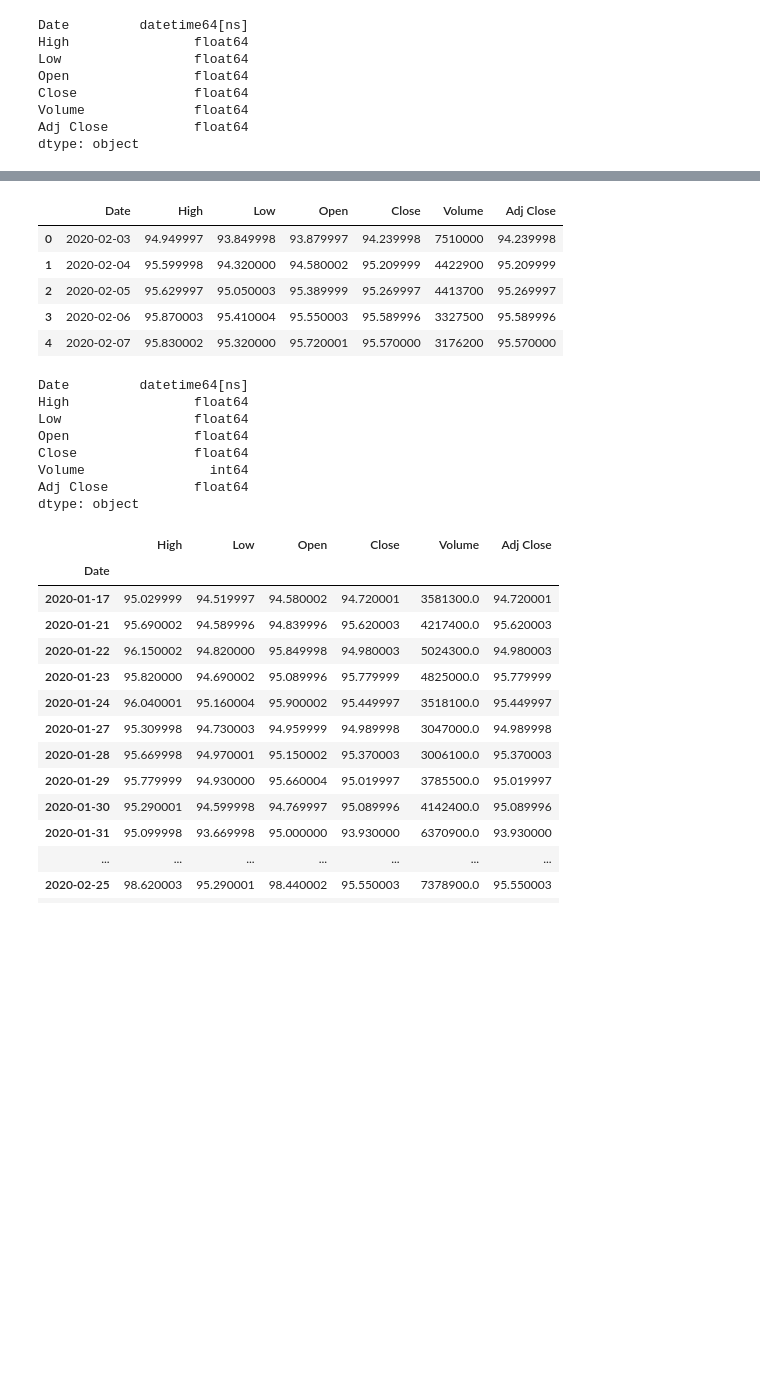
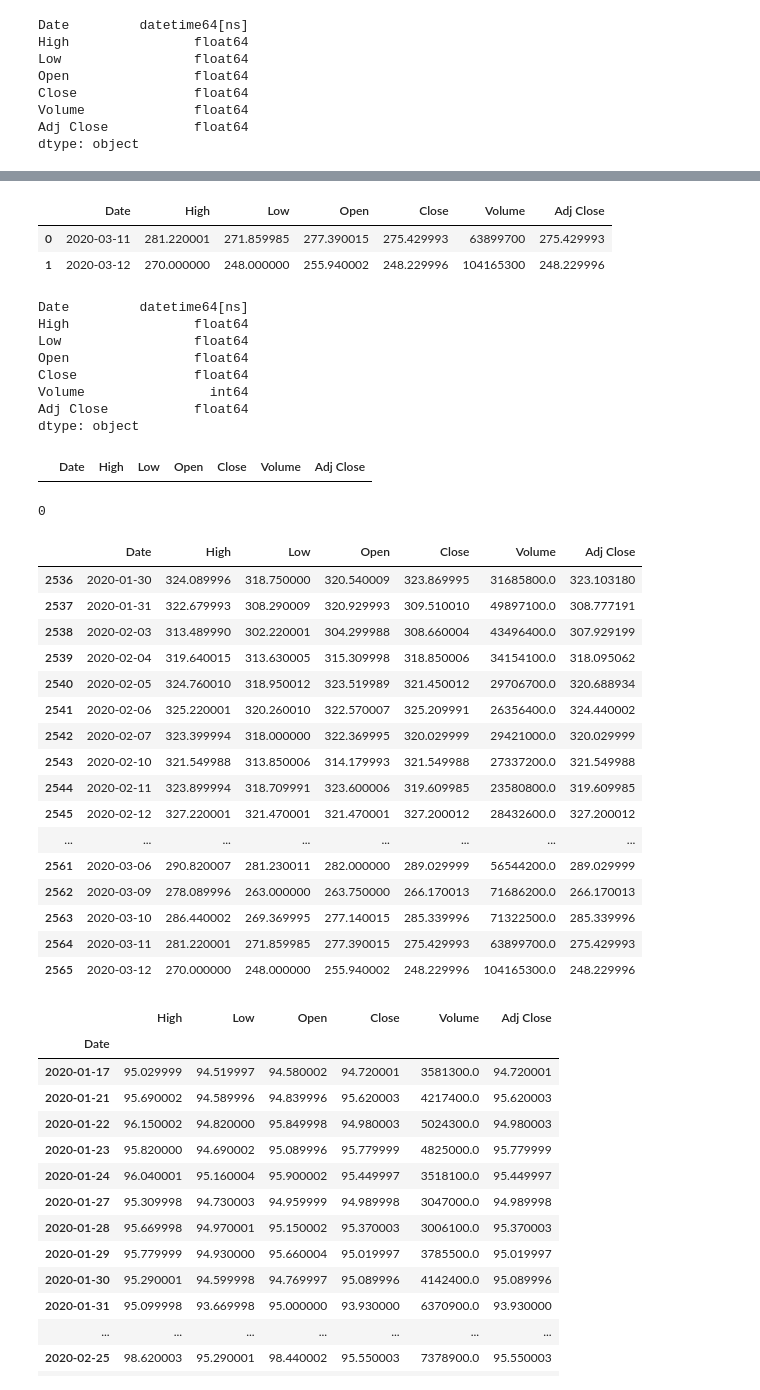
Before and after one commit to ajmal017/TradeRobot, a Jupyter notebook: Jupyter Notebooks/LoadTickersTo DataFrame.ipynb, the cells around one changed output, grey strips where cells are left out. Cells and saved outputs as stored; diff of their text form; code cells hidden in the pictures; blank space fills up the shorter version.

```diff
--- a/Jupyter Notebooks/LoadTickersTo DataFrame.ipynb
+++ b/Jupyter Notebooks/LoadTickersTo DataFrame.ipynb
@@ -68,7 +79,7 @@ Volume              float64
 Adj Close           float64
 dtype: object
 # %%
-start = ticker_df['Date'].max().date()+ datetime.timedelta(days=2)
+start = ticker_df['Date'].max().date() # + datetime.timedelta(days=2)
 end = datetime.datetime.today().date()
 # %%
 start
@@ -81,14 +92,12 @@ datetime.date(2020, 3, 3)
 # %%
+ticker = 'AAPL'
 new_ticker_df = web.DataReader(ticker, "yahoo", start=start, end=end).reset_index()
-# %%
-new_ticker_df.head()
-# %% [output]
-|  | Date | High | Low | Open | Close | Volume | Adj Close |
-| 0 | 2020-02-03 | 94.949997 | 93.849998 | 93.879997 | 94.239998 | 7510000 | 94.239998 |
-| 1 | 2020-02-04 | 95.599998 | 94.320000 | 94.580002 | 95.209999 | 4422900 | 95.209999 |
-| 2 | 2020-02-05 | 95.629997 | 95.050003 | 95.389999 | 95.269997 | 4413700 | 95.269997 |
-| 3 | 2020-02-06 | 95.870003 | 95.410004 | 95.550003 | 95.589996 | 3327500 | 95.589996 |
-| 4 | 2020-02-07 | 95.830002 | 95.320000 | 95.720001 | 95.570000 | 3176200 | 95.570000 |
+# %%
+new_ticker_df.tail(30)
+# %% [output]
+|  | Date | High | Low | Open | Close | Volume | Adj Close |
+| 0 | 2020-03-11 | 281.220001 | 271.859985 | 277.390015 | 275.429993 | 63899700 | 275.429993 |
+| 1 | 2020-03-12 | 270.000000 | 248.000000 | 255.940002 | 248.229996 | 104165300 | 248.229996 |
 # %%
 new_ticker_df.dtypes
 # %% [output]
@@ -100,6 +109,37 @@ Close               float64
 Volume                int64
 Adj Close           float64
 dtype: object
+# %%
+i = new_ticker_df[new_ticker_df['Date'].dt.date == start].index.tolist()[-1]
+new_ticker_df.iloc[i+1:]
+# %% [output]
+|  | Date | High | Low | Open | Close | Volume | Adj Close |
+# %%
+len(new_ticker_df.iloc[i+1:].index)
+# %% [output]
+0
+# %%
+ticker_df = ticker_df.append(new_ticker_df.iloc[i+1:], ignore_index=True)
+# %%
+ticker_df.tail(30)
+# %% [output]
+|  | Date | High | Low | Open | Close | Volume | Adj Close |
+| 2536 | 2020-01-30 | 324.089996 | 318.750000 | 320.540009 | 323.869995 | 31685800.0 | 323.103180 |
+| 2537 | 2020-01-31 | 322.679993 | 308.290009 | 320.929993 | 309.510010 | 49897100.0 | 308.777191 |
+| 2538 | 2020-02-03 | 313.489990 | 302.220001 | 304.299988 | 308.660004 | 43496400.0 | 307.929199 |
+| 2539 | 2020-02-04 | 319.640015 | 313.630005 | 315.309998 | 318.850006 | 34154100.0 | 318.095062 |
+| 2540 | 2020-02-05 | 324.760010 | 318.950012 | 323.519989 | 321.450012 | 29706700.0 | 320.688934 |
+| 2541 | 2020-02-06 | 325.220001 | 320.260010 | 322.570007 | 325.209991 | 26356400.0 | 324.440002 |
+| 2542 | 2020-02-07 | 323.399994 | 318.000000 | 322.369995 | 320.029999 | 29421000.0 | 320.029999 |
+| 2543 | 2020-02-10 | 321.549988 | 313.850006 | 314.179993 | 321.549988 | 27337200.0 | 321.549988 |
+| 2544 | 2020-02-11 | 323.899994 | 318.709991 | 323.600006 | 319.609985 | 23580800.0 | 319.609985 |
+| 2545 | 2020-02-12 | 327.220001 | 321.470001 | 321.470001 | 327.200012 | 28432600.0 | 327.200012 |
+| ... | ... | ... | ... | ... | ... | ... | ... |
+| 2561 | 2020-03-06 | 290.820007 | 281.230011 | 282.000000 | 289.029999 | 56544200.0 | 289.029999 |
+| 2562 | 2020-03-09 | 278.089996 | 263.000000 | 263.750000 | 266.170013 | 71686200.0 | 266.170013 |
+| 2563 | 2020-03-10 | 286.440002 | 269.369995 | 277.140015 | 285.339996 | 71322500.0 | 285.339996 |
+| 2564 | 2020-03-11 | 281.220001 | 271.859985 | 277.390015 | 275.429993 | 63899700.0 | 275.429993 |
+| 2565 | 2020-03-12 | 270.000000 | 248.000000 | 255.940002 | 248.229996 | 104165300.0 | 248.229996 |
 # %%
 ticker_df = ticker_df.append(new_ticker_df, ignore_index=True)
 # %%
```
Also changed, not shown: parts of 7 cells of this notebook, 3 other files.
